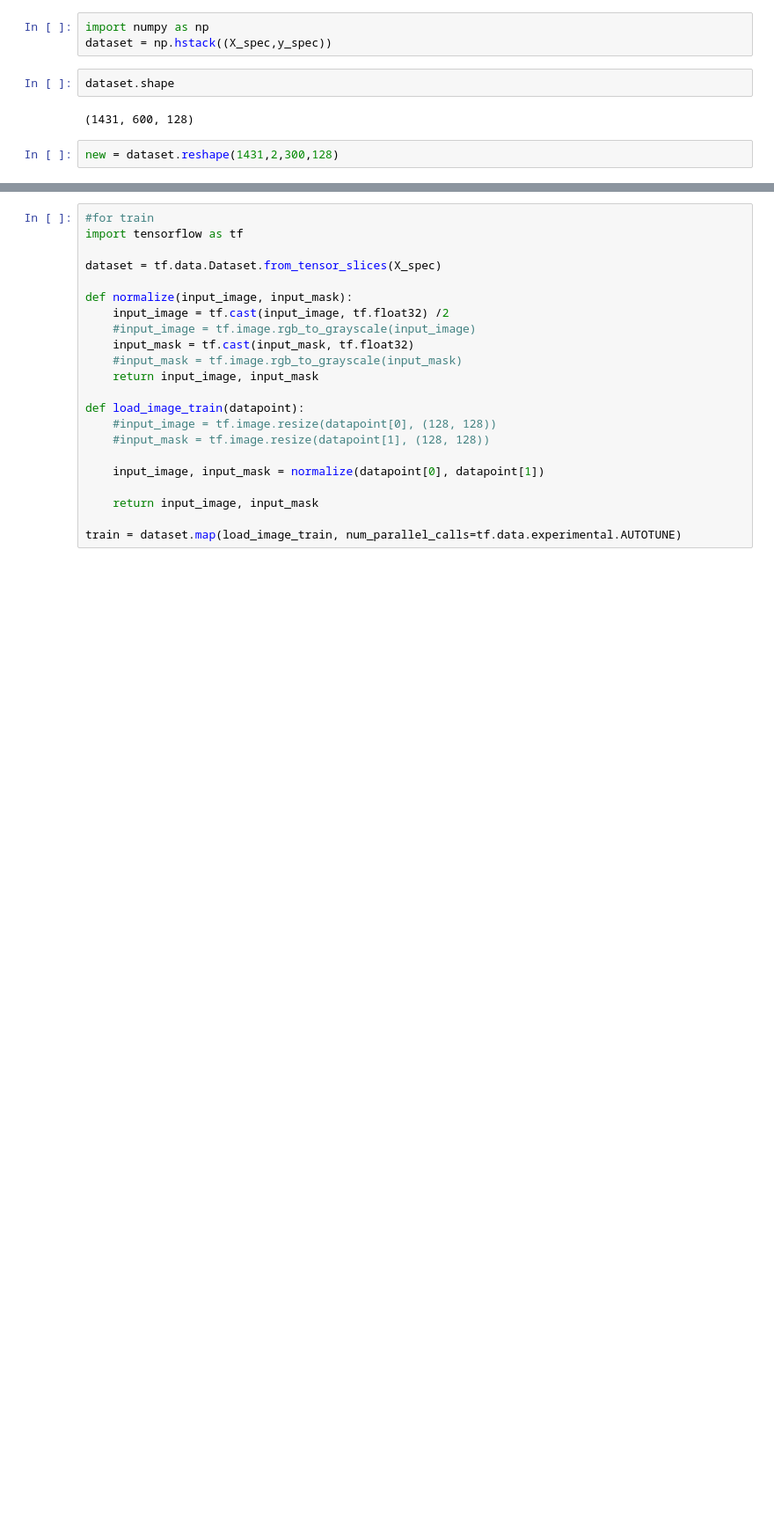
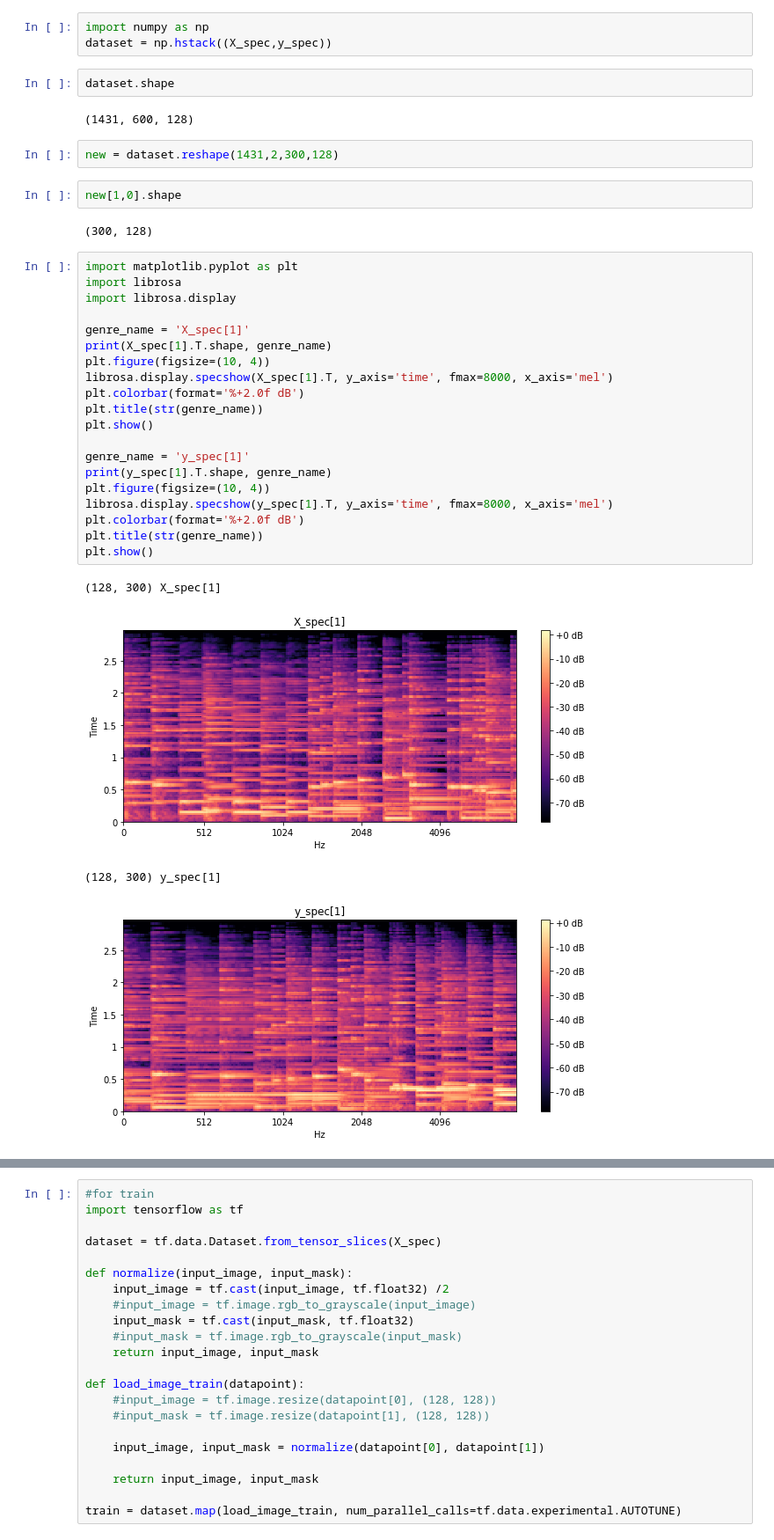
Before and after one commit to CSCCNY/final-project-recomposeclassics, a Jupyter notebook: Bethold_model.ipynb, the cells around one changed output, grey strips where cells are left out. Shown at 88% size. Drawn from its saved outputs; the diff is of its cells as text; blank space fills up the shorter version.

```diff
--- a/Bethold_model.ipynb
+++ b/Bethold_model.ipynb
@@ -35,3 +27,32 @@ dataset.shape
 (1431, 600, 128)
 # %%
 new = dataset.reshape(1431,2,300,128)
+# %%
+new[1,0].shape
+# %% [output]
+(300, 128)
+# %%
+import matplotlib.pyplot as plt
+import librosa
+import librosa.display
+
+genre_name = 'X_spec[1]'
+print(X_spec[1].T.shape, genre_name)
+plt.figure(figsize=(10, 4))
+librosa.display.specshow(X_spec[1].T, y_axis='time', fmax=8000, x_axis='mel')
+plt.colorbar(format='%+2.0f dB')
+plt.title(str(genre_name))
+plt.show()
+
+genre_name = 'y_spec[1]'
+print(y_spec[1].T.shape, genre_name)
+plt.figure(figsize=(10, 4))
+librosa.display.specshow(y_spec[1].T, y_axis='time', fmax=8000, x_axis='mel')
+plt.colorbar(format='%+2.0f dB')
+plt.title(str(genre_name))
+plt.show()
+# %% [output]
+(128, 300) X_spec[1]
+[figure, added]
+(128, 300) y_spec[1]
+[figure, added]
```
Also changed, not shown: parts of 3 cells of this notebook.
